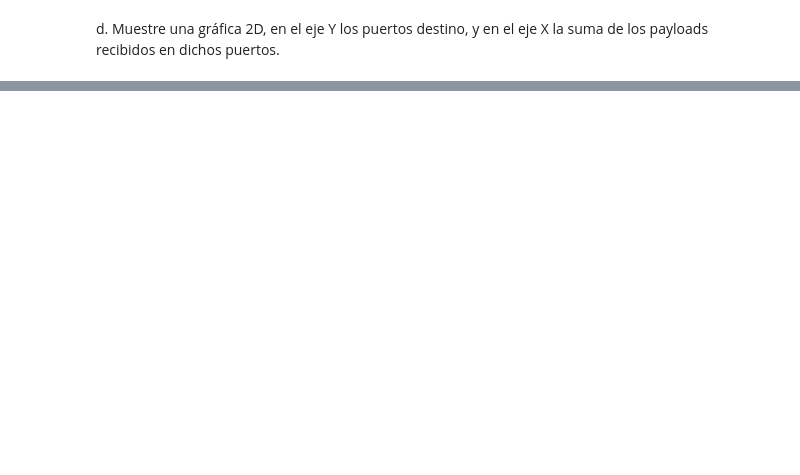
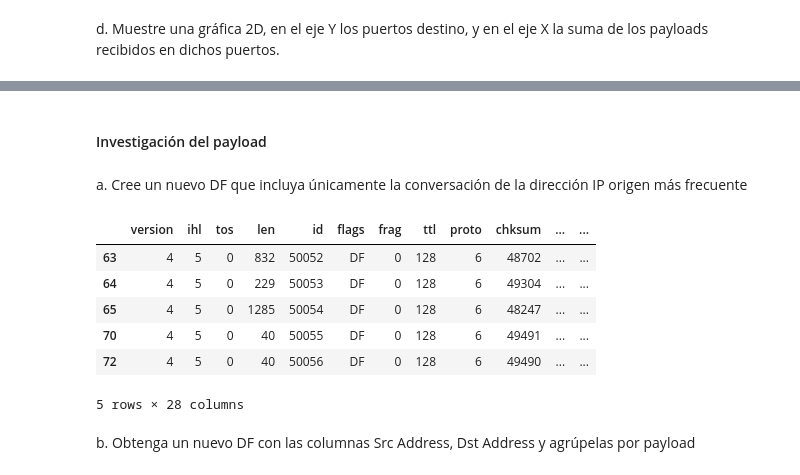
Before and after one commit to dianaxime/SDS-LAB5, a Jupyter notebook: SDS-Lab05.ipynb, the cells around one changed output, grey strips where cells are left out. Saved outputs shown, nothing was run; the diff lists cells and outputs as text; code cells hidden in the pictures; blank space fills up the shorter version.

```diff
--- a/SDS-Lab05.ipynb
+++ b/SDS-Lab05.ipynb
@@ -270,0 +271,20 @@ df.groupby('dport').count()['payload'].plot(legend=True, figsize=(15, 8))
+# %% [markdown]
+#### Investigación del payload
+# %% [markdown]
+a. Cree un nuevo DF que incluya únicamente la conversación de la dirección IP origen
+más frecuente
+# %%
+df_src_frecuente = df[df['src'] == frequent_src_address]
+
+df_src_frecuente.head()
+# %% [output]
+|  | version | ihl | tos | len | id | flags | frag | ttl | proto | chksum | ... | ... |
+| 63 | 4 | 5 | 0 | 832 | 50052 | DF | 0 | 128 | 6 | 48702 | ... | ... |
+| 64 | 4 | 5 | 0 | 229 | 50053 | DF | 0 | 128 | 6 | 49304 | ... | ... |
+| 65 | 4 | 5 | 0 | 1285 | 50054 | DF | 0 | 128 | 6 | 48247 | ... | ... |
+| 70 | 4 | 5 | 0 | 40 | 50055 | DF | 0 | 128 | 6 | 49491 | ... | ... |
+| 72 | 4 | 5 | 0 | 40 | 50056 | DF | 0 | 128 | 6 | 49490 | ... | ... |
+5 rows × 28 columns
+# %% [markdown]
+b. Obtenga un nuevo DF con las columnas Src Address, Dst Address y agrúpelas por
+payload
```
Also changed, not shown: parts of 24 cells of this notebook, 1 other file.
